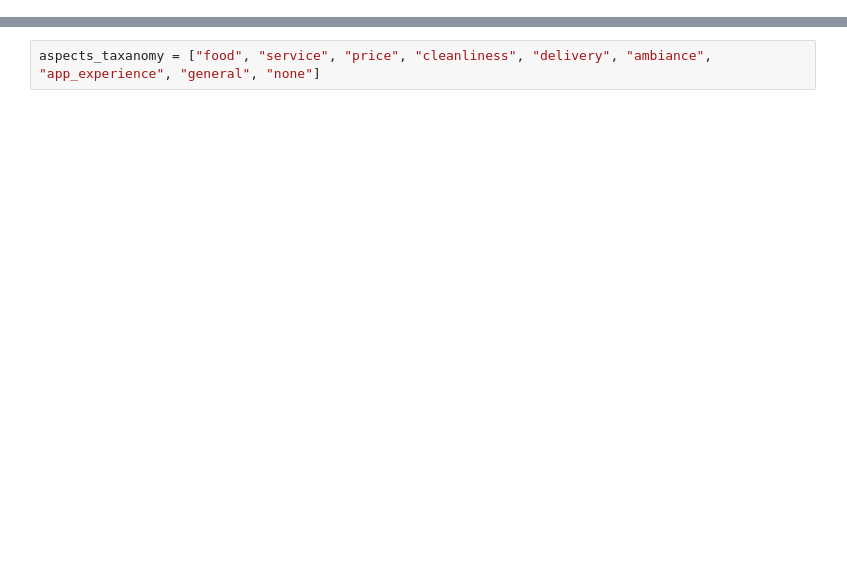
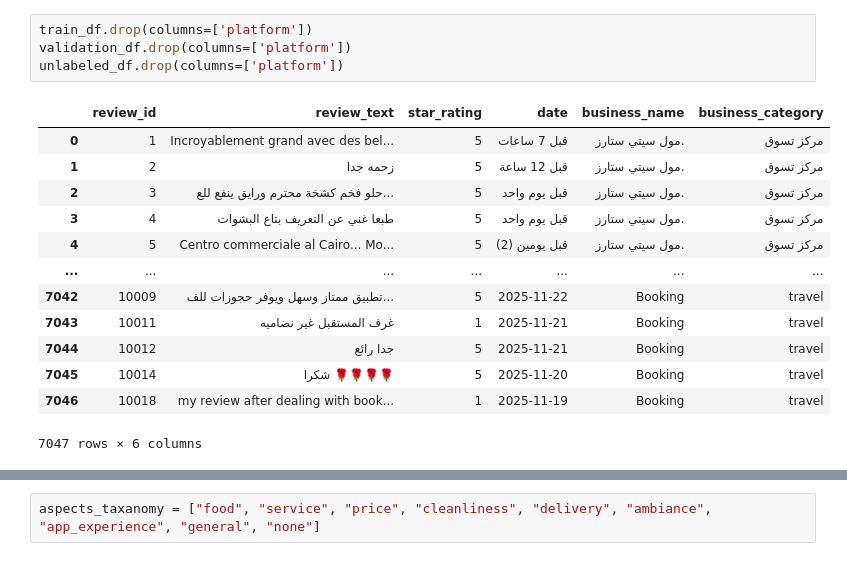
Before and after one commit to ziad-eliwa/nu_hackathon, a Jupyter notebook: notebooks/01_eda.ipynb, the cells around one changed output, grey strips where cells are left out. Drawn from its saved outputs; the diff is of its cells as text; blank space fills up the shorter version.

```diff
--- a/notebooks/01_eda.ipynb
+++ b/notebooks/01_eda.ipynb
@@ -34,3 +34,21 @@ Unlabeled shape: (7047, 7)
 | 2 | 1975 | تجربة سيئة سألتهم الاكل هياخد وقت... | 1 | قبل شهر | بيت لحم Beet Lahm | مطعم | google_maps | ["service", "delivery", "food"] | ... |
 | 3 | 3024 | احلي مكان فزايد | 5 | قبل شهر | ذا بلكون كافيه الشيخ زايد | مطعم مأكولات ومشروبات | google_maps | ["general"] | ... |
 | 4 | 5483 | الفطير حلو جدا\nالاحجام تحفة\nبال... | 4 | قبل سنة | The Best Restaurant | مطعم | google_maps | ["food", "price"] | ... |
+# %%
+train_df.drop(columns=['platform'])
+validation_df.drop(columns=['platform'])
+unlabeled_df.drop(columns=['platform'])
+# %% [output]
+|  | review_id | review_text | star_rating | date | business_name | business_category |
+| 0 | 1 | Incroyablement grand avec des bel... | 5 | قبل 7 ساعات | مول سيتي ستارز. | مركز تسوق |
+| 1 | 2 | زحمه جدا | 5 | قبل 12 ساعة | مول سيتي ستارز. | مركز تسوق |
+| 2 | 3 | حلو فخم كشخة محترم ورايق ينفع للع... | 5 | قبل يوم واحد | مول سيتي ستارز. | مركز تسوق |
+| 3 | 4 | طبعا غني عن التعريف بتاع البشوات | 5 | قبل يوم واحد | مول سيتي ستارز. | مركز تسوق |
+| 4 | 5 | Centro commerciale al Cairo... Mo... | 5 | قبل يومين (2) | مول سيتي ستارز. | مركز تسوق |
+| ... | ... | ... | ... | ... | ... | ... |
+| 7042 | 10009 | تطبيق ممتاز وسهل ويوفر حجوزات للف... | 5 | 2025-11-22 | Booking | travel |
+| 7043 | 10011 | غرف المستقبل غير نضاميه | 1 | 2025-11-21 | Booking | travel |
+| 7044 | 10012 | جدا رائع | 5 | 2025-11-21 | Booking | travel |
+| 7045 | 10014 | شكرا 🌹🌹🌹🌹 | 5 | 2025-11-20 | Booking | travel |
+| 7046 | 10018 | my review after dealing with book... | 1 | 2025-11-19 | Booking | travel |
+7047 rows × 6 columns
```
Also changed, not shown: parts of 7 cells of this notebook, 20 other files.
